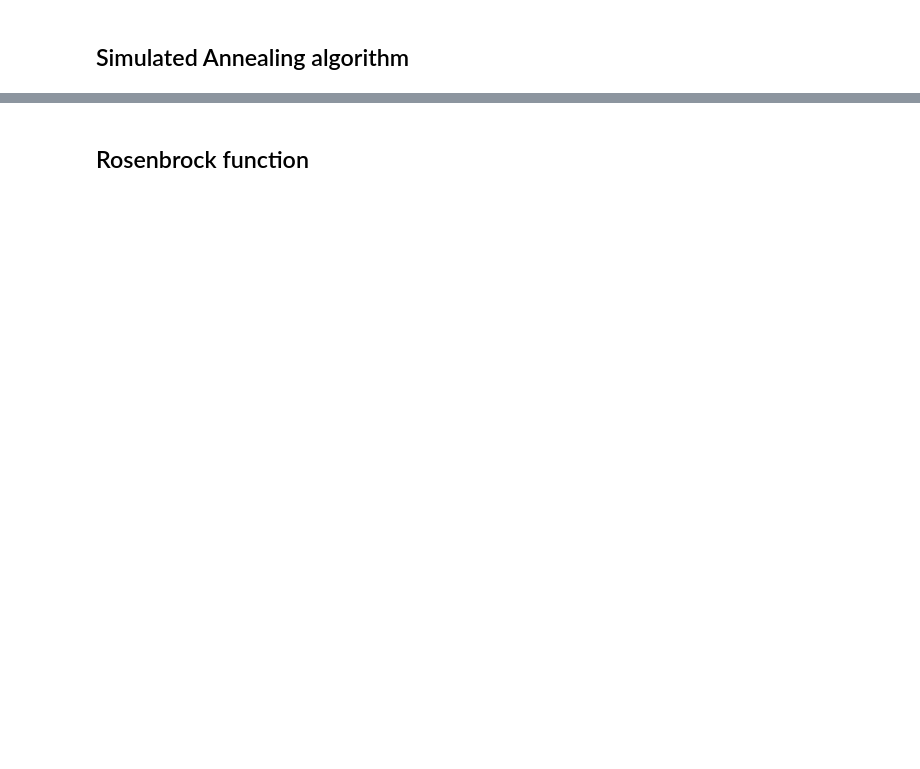
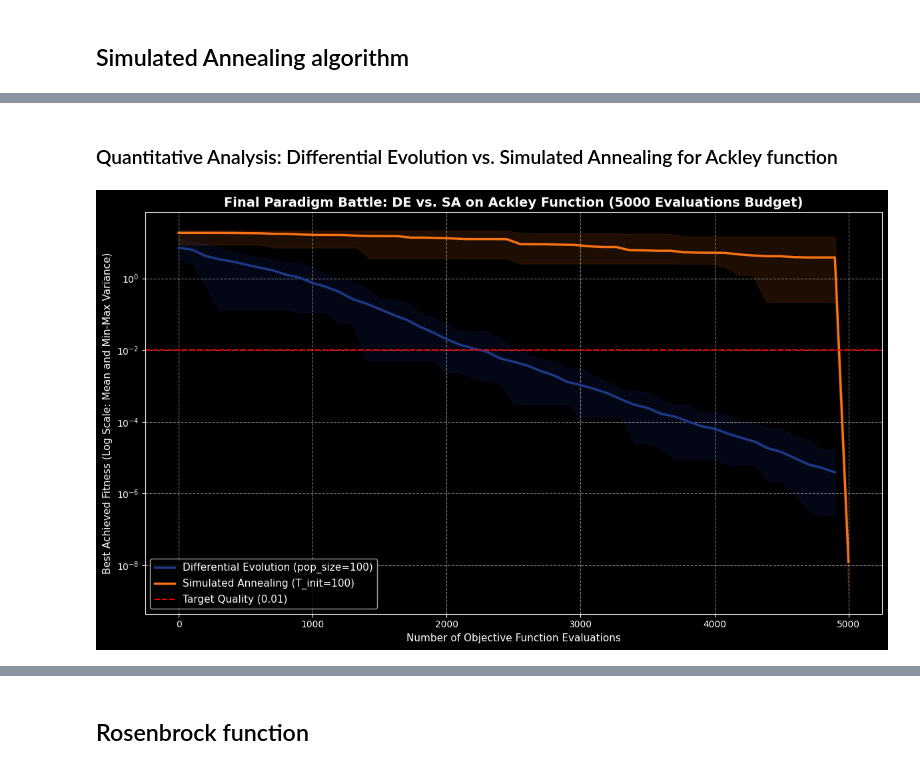
Before and after one commit to bartoszkordek/msi-2-heuristics-analysis, a Jupyter notebook: heuristics-analysis.ipynb, the cells around one changed output, grey strips where cells are left out. Saved outputs shown, nothing was run; the diff lists cells and outputs as text; code cells hidden in the pictures; blank space fills up the shorter version.

Commit message:
feat(benchmark): extend grids for pop_size and temp, add rosenbrock function and variance plots

```diff
--- a/heuristics-analysis.ipynb
+++ b/heuristics-analysis.ipynb
@@ -55,6 +118,9 @@ def differential_evolution_experiment(
     # Track when the algorithm reaches the desired quality
     generation_reached_target = None
 
+    # Track the history of the best fitness for plotting convergence
+    fitness_history = []
+
     # Main evolutionary loop
     for generation in range(max_iter):
         # Check if target quality is reached for the first time
@@ -93,6 +159,7 @@ def differential_evolution_experiment(
                     best_score = trial_fitness
                     best_vector = trial
 
-        print(f"Generation {generation}: Best Fitness = {best_score:.6f}")
+        # Store the best fitness value of the current generation
+        fitness_history.append(best_score)
 
-    return best_vector, best_score, generation_reached_target
+    return best_vector, best_score, generation_reached_target, fitness_history
@@ -222,11 +414,0 @@ Installed 2 packages in 49ms
-# %%
-from scipy.optimize import dual_annealing
-
-
-def simulated_annealing_callback(x, f, context):
-    global step_counter, reached_at_step
-    step_counter += 1
-
-    # Check if the current solution value drops below our target precision
-    if f <= target_val and reached_at_step is None:
-        reached_at_step = step_counter
@@ -298,0 +664,47 @@ When resources are heavily constrained (only 50 iterations allowed), **Different
+# %% [markdown]
+### Quantitative Analysis: Differential Evolution vs. Simulated Annealing for Ackley function
+# %%
+# Enforce inline plotting mode for Jupyter
+%matplotlib inline
+
+plt.figure(figsize=(12, 7))
+
+# 1. Process DE Data (pop_size = 100 - Your best performer from Point 1)
+de_matrix = np.array(history_data_statistical[100]) # Safely extracts the 30x50 matrix for pop_size=100
+de_mean = np.mean(de_matrix, axis=0)
+de_min = np.min(de_matrix, axis=0)
+de_max = np.max(de_matrix, axis=0)
+de_evals_x = np.arange(len(de_mean)) * 100  # 100 evaluations per generation -> scales linearly to 5000
+
+# 2. Process SA Data (T_init = 100 - Your best performer from Point 2)
+sa_matrix = np.array(sa_history_statistical[100]) # Safely extracts the 30x50 matrix for T_init=100
+sa_mean = np.mean(sa_matrix, axis=0)
+sa_min = np.min(sa_matrix, axis=0)
+sa_max = np.max(sa_matrix, axis=0)
+sa_evals_x = np.linspace(0, 5000, len(sa_mean))  # Scales columns uniformly across the 5000 budget
+
+# Plot Differential Evolution (Navy Blue theme)
+plt.plot(de_evals_x, de_mean, label="Differential Evolution (pop_size=100)", color="#1e3a8a", linewidth=2.5)
+plt.fill_between(de_evals_x, de_min, de_max, color="#1e3aaf", alpha=0.12)
+
+# Plot Simulated Annealing (Orange theme)
+plt.plot(sa_evals_x, sa_mean, label="Simulated Annealing (T_init=100)", color="#f97316", linewidth=2.5)
+plt.fill_between(sa_evals_x, sa_min, sa_max, color="#f97316", alpha=0.12)
+
+# Target threshold line using your target_val variable
+plt.axhline(y=target_val, color="red", linestyle="--", linewidth=1.5, label=f"Target Quality ({target_val})")
+
+# Academic chart formatting
+plt.yscale('log')
+plt.title('Final Paradigm Battle: DE vs. SA on Ackley Function (5000 Evaluations Budget)', fontsize=14, fontweight='bold')
+plt.xlabel('Number of Objective Function Evaluations', fontsize=11)
+plt.ylabel('Best Achieved Fitness (Log Scale: Mean and Min-Max Variance)', fontsize=11)
+plt.grid(True, which="both", ls="--", alpha=0.5)
+
+# Symmetrical legend placement in the lower left corner
+plt.legend(fontsize=11, loc='lower left')
+
+plt.tight_layout()
+plt.show()
+# %% [output]
+[figure, added]
```
Also changed, not shown: parts of 63 cells of this notebook.
